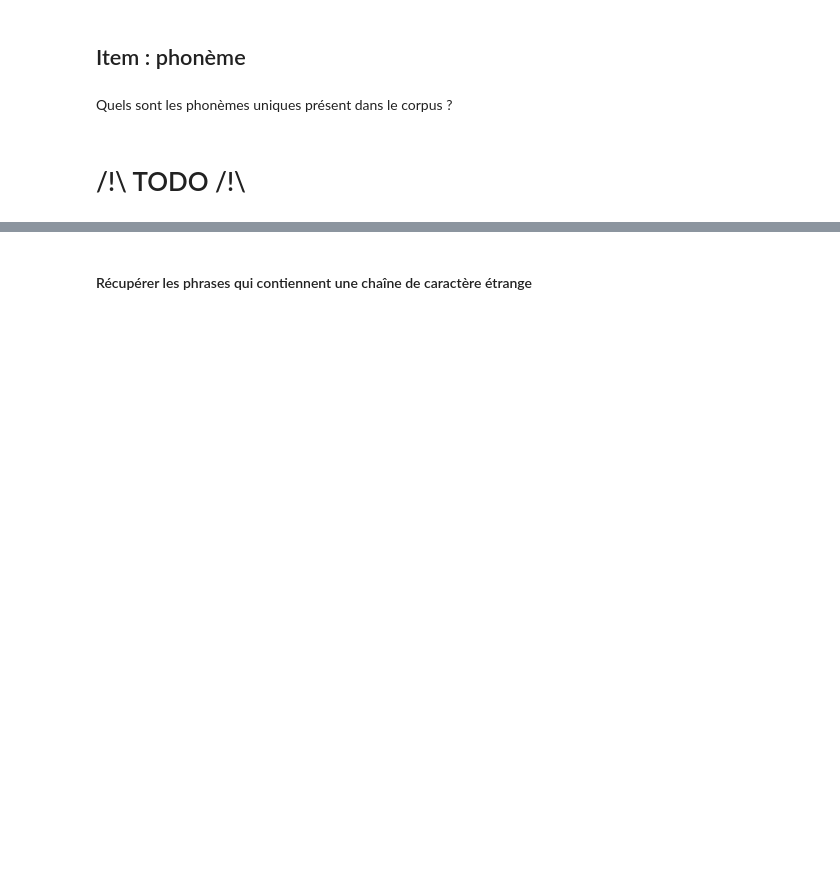
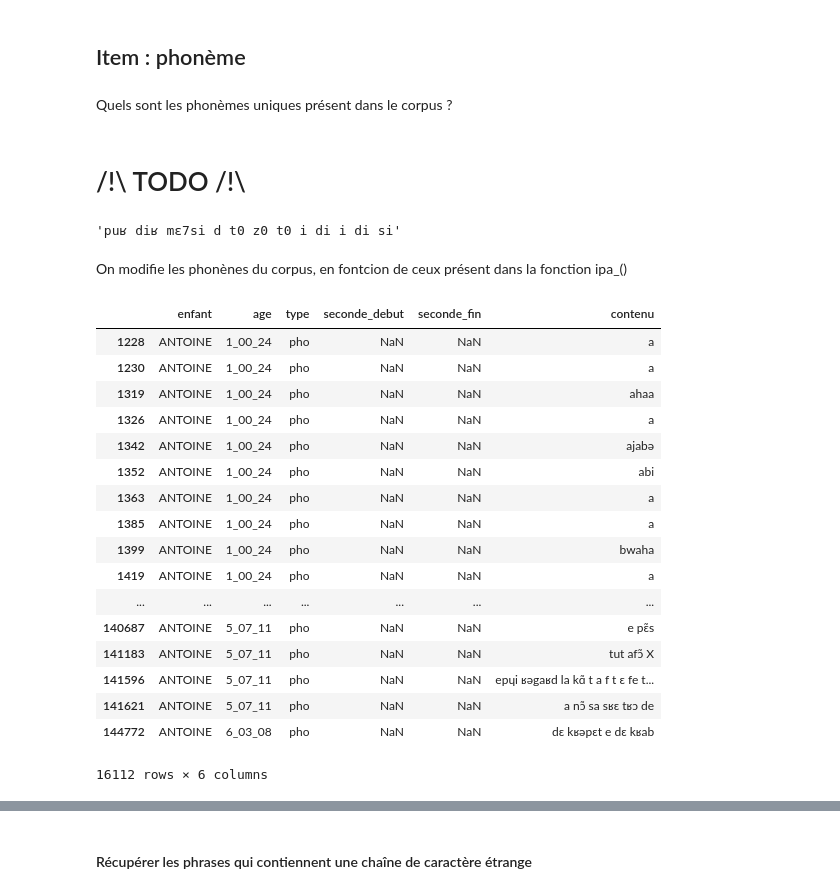
Before and after one commit to Marine27/TER, a Jupyter notebook: PatternMining/pattern_mining_antoine.ipynb, the cells around one changed output, grey strips where cells are left out. Cells and saved outputs as stored; diff of their text form; code cells hidden in the pictures; blank space fills up the shorter version.

```diff
--- a/PatternMining/pattern_mining_antoine.ipynb
+++ b/PatternMining/pattern_mining_antoine.ipynb
@@ -268,3 +265,21 @@ item_sets
 Quels sont les phonèmes uniques présent dans le corpus ?
 # %% [markdown]
 # /!\ TODO /!\
+# %%
+IPA = "a,r,l,e,s,i,ɛ,ə,t,k,p,d,m,ɑ̃,n,u,v,o,y,ɔ̃,ʒ,ɔ,ɛ̃,f,b,j,w,ɥ,z,ø,ʃ,œ̃,œ,g,ɑ,ɲ,tr,kr,dr,gr"
+IPA = IPA.split(',')
+
+def ipa_(x):
+    x=x.replace('ɑ̃','0')
+    x=x.replace('ã','0') ## ??
+    x=x.replace('ɔ̃','1')
+    x=x.replace('ɛ̃','2')
+    x=x.replace('œ̃','3')
+    x=x.replace('tʁ','4')
+    x=x.replace('kʁ','5')
+    x=x.replace('dʁ','6')
+    x=x.replace('gʁ','7')
+
+    x=x.replace('ː', '')
+
+    return x
@@ -270,0 +288,32 @@ Quels sont les phonèmes uniques présent dans le corpus ?
+# %%
+a = 'puʁ diʁ mɛgʁsi d tɑ̃ zɑ̃ tã i di i di si'
+a = ipa_(a)
+a
+# %% [output]
+'puʁ diʁ mɛ7si d t0 z0 t0 i di i di si'
+# %% [markdown]
+On modifie les phonènes du corpus, en fontcion de ceux présent dans la fonction ipa_()
+# %%
+for index, value in enumerate(pho_antoine['contenu']):
+    pho_antoine['contenu'][index] = ipa_(value)
+# %%
+pho_antoine
+# %% [output]
+|  | enfant | age | type | seconde_debut | seconde_fin | contenu |
+| 1228 | ANTOINE | 1_00_24 | pho | NaN | NaN | a |
+| 1230 | ANTOINE | 1_00_24 | pho | NaN | NaN | a |
+| 1319 | ANTOINE | 1_00_24 | pho | NaN | NaN | ahaa |
+| 1326 | ANTOINE | 1_00_24 | pho | NaN | NaN | a |
+| 1342 | ANTOINE | 1_00_24 | pho | NaN | NaN | ajabə |
+| 1352 | ANTOINE | 1_00_24 | pho | NaN | NaN | abi |
+| 1363 | ANTOINE | 1_00_24 | pho | NaN | NaN | a |
+| 1385 | ANTOINE | 1_00_24 | pho | NaN | NaN | a |
+| 1399 | ANTOINE | 1_00_24 | pho | NaN | NaN | bwaha |
+| 1419 | ANTOINE | 1_00_24 | pho | NaN | NaN | a |
+| ... | ... | ... | ... | ... | ... | ... |
+| 140687 | ANTOINE | 5_07_11 | pho | NaN | NaN | e pɛ̃s |
+| 141183 | ANTOINE | 5_07_11 | pho | NaN | NaN | tut afɔ̃ X |
+| 141596 | ANTOINE | 5_07_11 | pho | NaN | NaN | epɥi ʁəgaʁd la kɑ̃ t a f t ɛ fe t... |
+| 141621 | ANTOINE | 5_07_11 | pho | NaN | NaN | a nɔ̃ sa sʁɛ tʁɔ de |
+| 144772 | ANTOINE | 6_03_08 | pho | NaN | NaN | dɛ kʁəpɛt e dɛ kʁab |
+16112 rows × 6 columns
```
Also changed, not shown: parts of 39 cells of this notebook.
